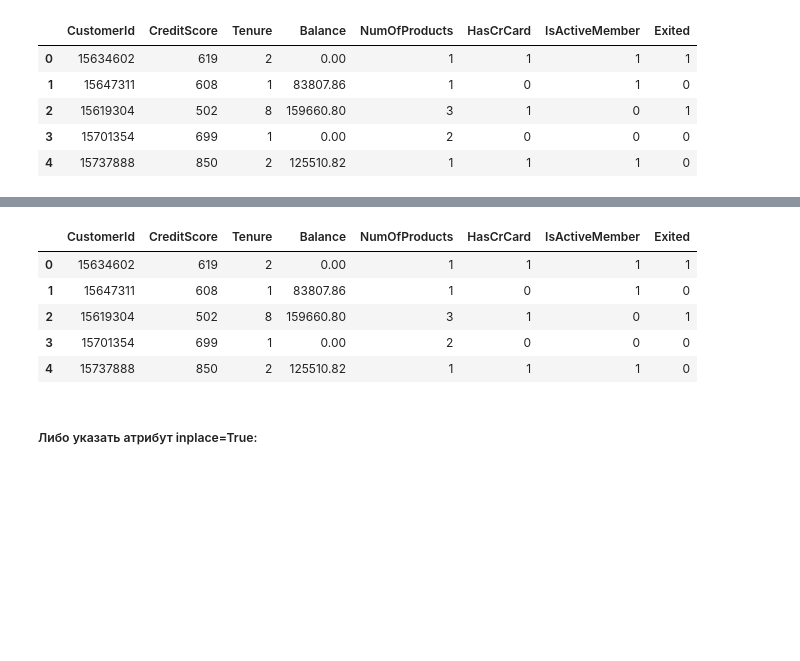
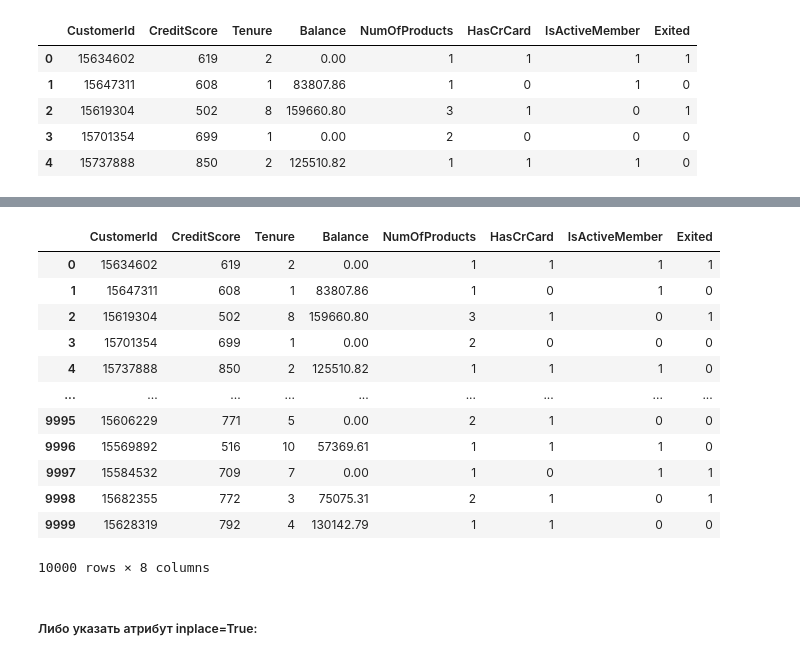
Before and after one commit to Globnsk/PYTHON, a Jupyter notebook: Less3.ipynb, the cells around one changed output, grey strips where cells are left out. Cells and saved outputs as stored; diff of their text form; code cells hidden in the pictures; blank space fills up the shorter version.

```diff
--- a/Less3.ipynb
+++ b/Less3.ipynb
@@ -192,13 +199,20 @@ users.head()
 # %%
 bank = pd.read_csv('/content/drive/MyDrive/Colab Notebooks/bank.csv')
-bank.head()
+bank
 # %% [output]
 |  | CustomerId | CreditScore | Tenure | Balance | NumOfProducts | HasCrCard | IsActiveMember | Exited |
 | 0 | 15634602 | 619 | 2 | 0.00 | 1 | 1 | 1 | 1 |
 | 1 | 15647311 | 608 | 1 | 83807.86 | 1 | 0 | 1 | 0 |
 | 2 | 15619304 | 502 | 8 | 159660.80 | 3 | 1 | 0 | 1 |
 | 3 | 15701354 | 699 | 1 | 0.00 | 2 | 0 | 0 | 0 |
 | 4 | 15737888 | 850 | 2 | 125510.82 | 1 | 1 | 1 | 0 |
+| ... | ... | ... | ... | ... | ... | ... | ... | ... |
+| 9995 | 15606229 | 771 | 5 | 0.00 | 2 | 1 | 0 | 0 |
+| 9996 | 15569892 | 516 | 10 | 57369.61 | 1 | 1 | 1 | 0 |
+| 9997 | 15584532 | 709 | 7 | 0.00 | 1 | 0 | 1 | 1 |
+| 9998 | 15682355 | 772 | 3 | 75075.31 | 2 | 1 | 0 | 1 |
+| 9999 | 15628319 | 792 | 4 | 130142.79 | 1 | 1 | 0 | 0 |
+10000 rows × 8 columns
 # %% [markdown]
 ##### Либо указать атрибут inplace=True:
 # %%
```
Also changed, not shown: parts of 52 cells of this notebook.
